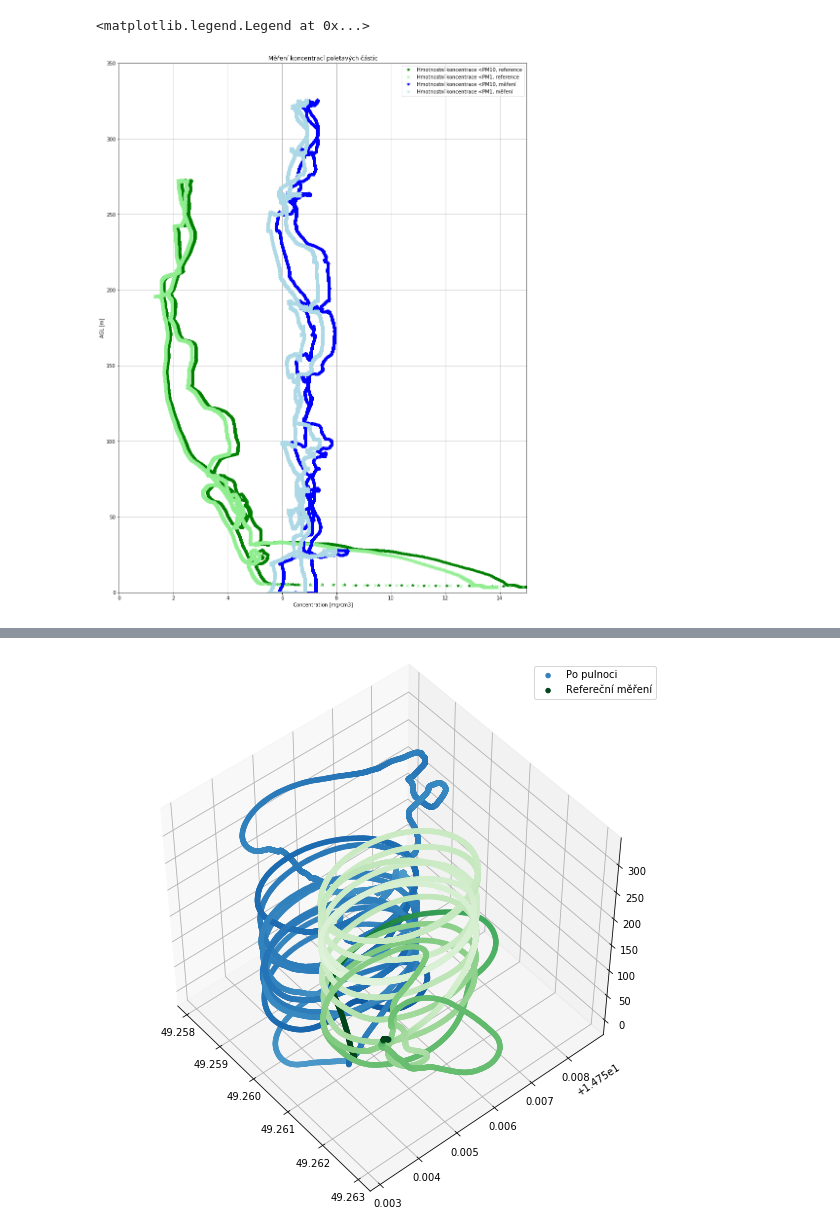
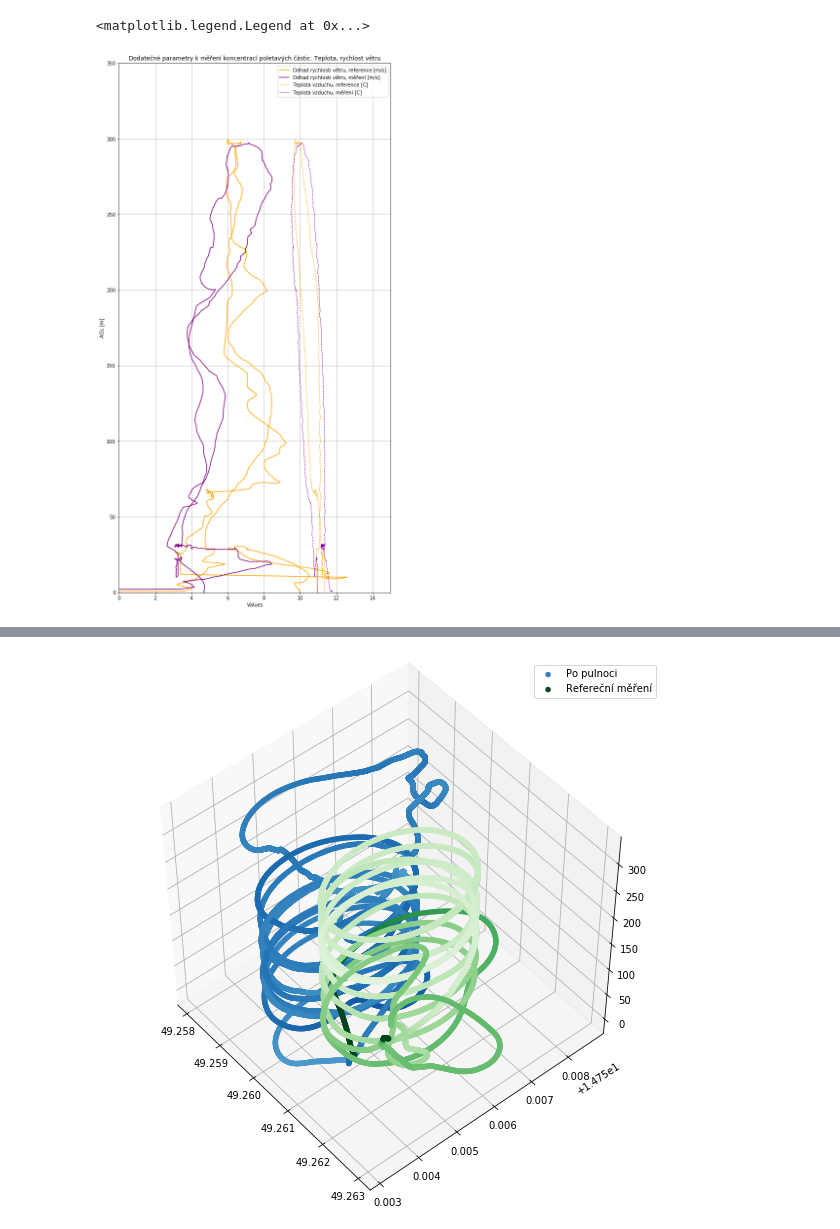
Before and after one commit to ThunderFly-aerospace/TF-ATMON, a Jupyter notebook: notebooks/fireworks_dust.ipynb, the cells around one changed output, grey strips where cells are left out. Saved outputs shown, nothing was run; the diff lists cells and outputs as text; code cells hidden in the pictures.

```diff
--- a/notebooks/fireworks_dust.ipynb
+++ b/notebooks/fireworks_dust.ipynb
@@ -8,8 +8,8 @@ plt.rcParams['figure.figsize'] = [20, 10]
 data_silv_r = pyulog.ULog("data/mereni_silvestr2021/silvestr_ref.ulg")
 data_silv_m = pyulog.ULog("data/mereni_silvestr2021/silvestr.ulg")
 
-#data_silv_r = pyulog.ULog("data/mereni_silvestr2021/novorocni_ohnostroj_ref.ulg")
-#data_silv_m = pyulog.ULog("data/mereni_silvestr2021/novorocni_ohnostroj_mes.ulg")
+data_nr_r = pyulog.ULog("data/mereni_silvestr2021/novorocni_ohnostroj_ref.ulg")
+data_nr_m = pyulog.ULog("data/mereni_silvestr2021/novorocni_ohnostroj_mes.ulg")
 # %%
 #print(set([print(x.name) for x in data_silv_r.data_list]))
 # %%
@@ -23,13 +23,19 @@ def gen_df(data, fields):
 
     return pd.concat(tables, sort=True).sort_index().interpolate(method="linear")
 
-mes = gen_df(data_silv_m, ['sensor_airborne_particles', 'vehicle_local_position', 'vehicle_global_position', 'wind', 'airspeed'])
-ref = gen_df(data_silv_r, ['sensor_airborne_particles', 'vehicle_local_position', 'vehicle_global_position', 'wind', 'airspeed'])
+silv_mes = gen_df(data_silv_m, ['sensor_airborne_particles', 'vehicle_local_position', 'vehicle_global_position', 'wind', 'airspeed'])
+silv_ref = gen_df(data_silv_r, ['sensor_airborne_particles', 'vehicle_local_position', 'vehicle_global_position', 'wind', 'airspeed'])
+nr_mes = gen_df(data_nr_m, ['sensor_airborne_particles', 'vehicle_local_position', 'vehicle_global_position', 'wind', 'airspeed'])
+nr_ref = gen_df(data_nr_r, ['sensor_airborne_particles', 'vehicle_local_position', 'vehicle_global_position', 'wind', 'airspeed'])
 
 
-for ds in [mes, ref]:
+for ds in [silv_mes, silv_ref, nr_mes, nr_ref]:
     ds['vehicle_local_position/z'] *= -1
     ds['wind_spd'] = np.sqrt(ds['wind/windspeed_north']**2 + ds['wind/windspeed_east']**2)
 
+
+mes = silv_mes
+ref = silv_ref
+
 #mes['vehicle_local_position/z'] *= -1
 #ref['vehicle_local_position/z'] *= -1
@@ -36,24 +66,26 @@ for ds in [mes, ref]:
 # %%
-plt.figure(figsize=(15, 20))
+plt.figure(figsize=(10, 20))
 
-# plt.plot(ref['wind_spd'], ref['vehicle_local_position/z'], color="green", ls='-', label="Odhad rychlosti větru, reference")
-# plt.plot(mes['wind_spd'], mes['vehicle_local_position/z'], color="lightgreen", ls='-', label="Odhad rychlosti větru, měření")
+if 0:
+    plt.plot(silv_ref['wind_spd'], silv_ref['vehicle_local_position/z'], color="green", ls='-', label="Odhad rychlosti větru, reference [m/s]")
+    plt.plot(silv_mes['wind_spd'], silv_mes['vehicle_local_position/z'], color="blue", ls='-', label="Odhad rychlosti větru, měření [m/s]")
+    plt.plot(silv_ref['airspeed/air_temperature_celsius'], silv_ref['vehicle_local_position/z'], color="green", ls='--', lw=1, label="Teplota vzduchu, reference [C]")
+    plt.plot(silv_mes['airspeed/air_temperature_celsius'], silv_mes['vehicle_local_position/z'], color="blue", ls='--', lw=1, label="Teplota vzduchu, měření [C]")
 
-# plt.plot(ref['airspeed/air_temperature_celsius'], ref['vehicle_local_position/z'], color="green", ls='--', label="Teplota vzduchu, reference")
-# plt.plot(mes['airspeed/air_temperature_celsius'], mes['vehicle_local_position/z'], color="lightgreen", ls='--', label="Teplota vzduchu, měření")
+if 1:
+    plt.plot(nr_ref['wind_spd'], nr_ref['vehicle_local_position/z'], color="orange", ls='-', label="Odhad rychlosti větru, reference [m/s]")
+    plt.plot(nr_mes['wind_spd'], nr_mes['vehicle_local_position/z'], color="purple", ls='-', label="Odhad rychlosti větru, měření [m/s]")
+    plt.plot(nr_ref['airspeed/air_temperature_celsius'], nr_ref['vehicle_local_position/z'], color="orange", ls='--', lw=1, label="Teplota vzduchu, reference [C]")
+    plt.plot(nr_mes['airspeed/air_temperature_celsius'], nr_mes['vehicle_local_position/z'], color="purple", ls='--', lw=1, label="Teplota vzduchu, měření [C]")
 
-plt.plot(ref['sensor_airborne_particles/mass_concentration_pm10_0'], ref['vehicle_local_position/z'], color="green", marker="*", ls='', label="Hmotnostní koncentrace <PM10, reference")
-plt.plot(ref['sensor_airborne_particles/mass_concentration_pm1_0'], ref['vehicle_local_position/z'], color="lightgreen", marker="x", ls='', label="Hmotnostní koncentrace <PM1, reference")
 
-plt.plot(mes['sensor_airborne_particles/mass_concentration_pm10_0'], mes['vehicle_local_position/z'], color="blue", marker="*", ls='', label="Hmotnostní koncentrace <PM10, měření")
-plt.plot(mes['sensor_airborne_particles/mass_concentration_pm1_0'], mes['vehicle_local_position/z'], color="lightblue", marker="x", ls='', label="Hmotnostní koncentrace <PM1, měření")
 plt.ylabel("AGL [m]")
-plt.xlabel("Concentration [mg/cm3]")
+plt.xlabel("Values")
 plt.xlim(0,15)
 plt.ylim(0, 350)
-plt.title("Měření koncentrací poletavých částic")
+plt.title("Dodatečné parametry k měření koncentrací poletavých částic: Teplota, rychlost větru")
 plt.grid()
 plt.legend()
 # %% [output]
 <matplotlib.legend.Legend at 0x...>
-[figure, old version]
+[figure, new version]
```
Also changed, not shown: parts of 5 cells of this notebook.
